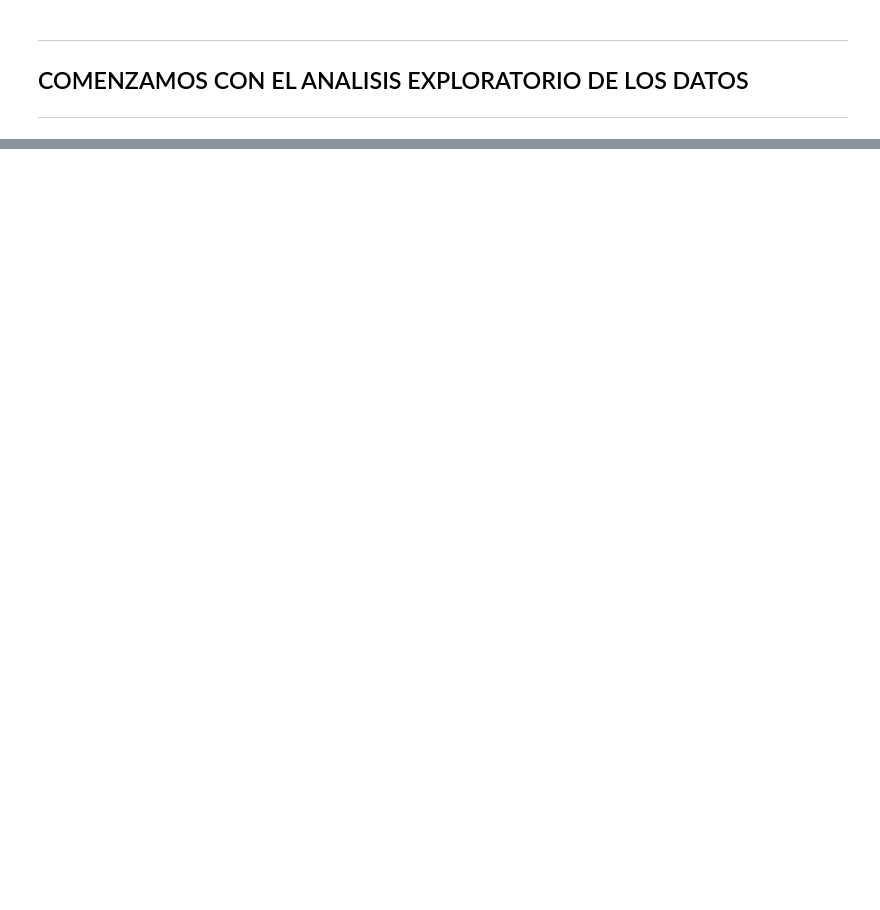
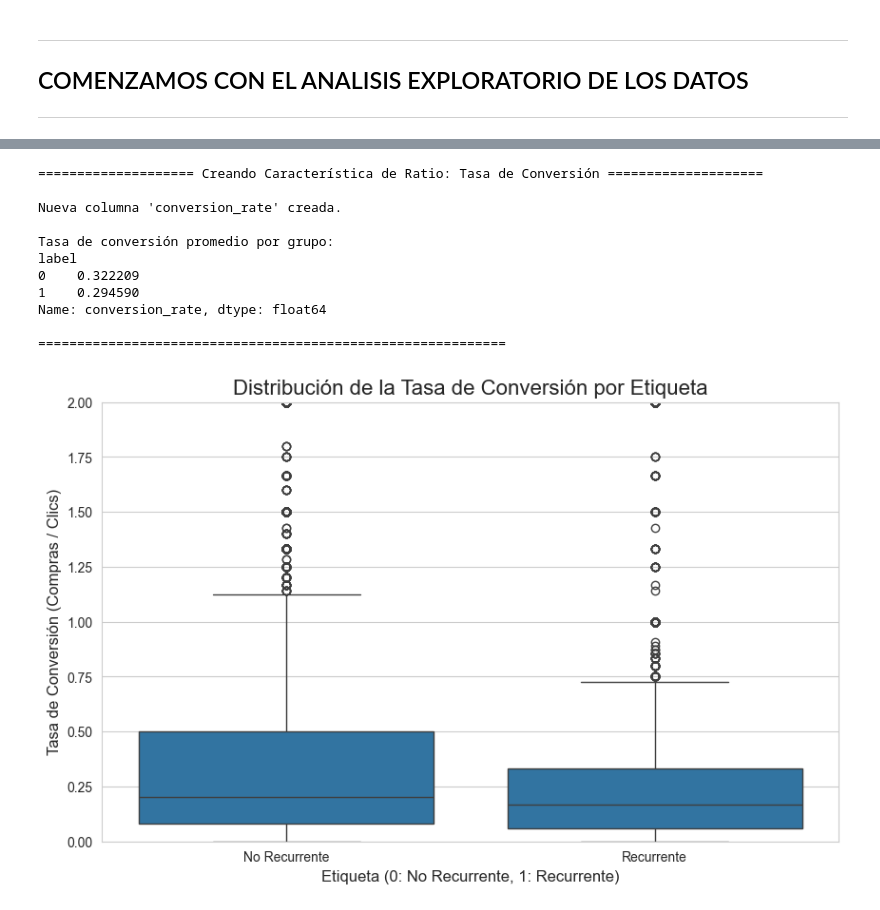
Before and after one commit to OscarEscriba/Proyecto-2-Data-Science, a Jupyter notebook: Proyecto_2.ipynb, the cells around one changed output, grey strips where cells are left out. Drawn from its saved outputs; the diff is of its cells as text; code cells hidden in the pictures; blank space fills up the shorter version.

```diff
--- a/Proyecto_2.ipynb
+++ b/Proyecto_2.ipynb
@@ -95,0 +585,43 @@ plt.show()
+# %%
+# creacion de tasa de conversion para caada usuario y comercioante
+# compras / clicks
+# Ingeniería de una nueva característica: Tasa de Conversión
+
+print("="*20 + " Creando Característica de Ratio: Tasa de Conversión " + "="*20)
+
+# Para evitar la división por cero, si los clics son 0, la tasa será 0.
+df_train_final['conversion_rate'] = \
+    np.where(df_train_final['clicks'] > 0,
+             df_train_final['purchase'] / df_train_final['clicks'],
+             0)
+
+print("\nNueva columna 'conversion_rate' creada.")
+
+# Analicemos esta nueva característica
+print("\nTasa de conversión promedio por grupo:")
+print(df_train_final.groupby('label')['conversion_rate'].mean())
+print("\n" + "="*60 + "\n")
+
+
+# Visualicemos la tasa de conversión
+plt.figure(figsize=(10, 6))
+sns.boxplot(x='label', y='conversion_rate', data=df_train_final)
+plt.ylim(0, df_train_final['conversion_rate'].quantile(0.99)) # Limitar outliers
+plt.title('Distribución de la Tasa de Conversión por Etiqueta', fontsize=16)
+plt.xlabel('Etiqueta (0: No Recurrente, 1: Recurrente)', fontsize=12)
+plt.ylabel('Tasa de Conversión (Compras / Clics)', fontsize=12)
+plt.xticks([0, 1], ['No Recurrente', 'Recurrente'])
+plt.show()
+# %% [output]
+==================== Creando Característica de Ratio: Tasa de Conversión ====================
+
+Nueva columna 'conversion_rate' creada.
+
+Tasa de conversión promedio por grupo:
+label
+0    0.322209
+1    0.294590
+Name: conversion_rate, dtype: float64
+
+============================================================
+[figure, added]
```
Also changed, not shown: parts of 14 cells of this notebook, 1 other file.
